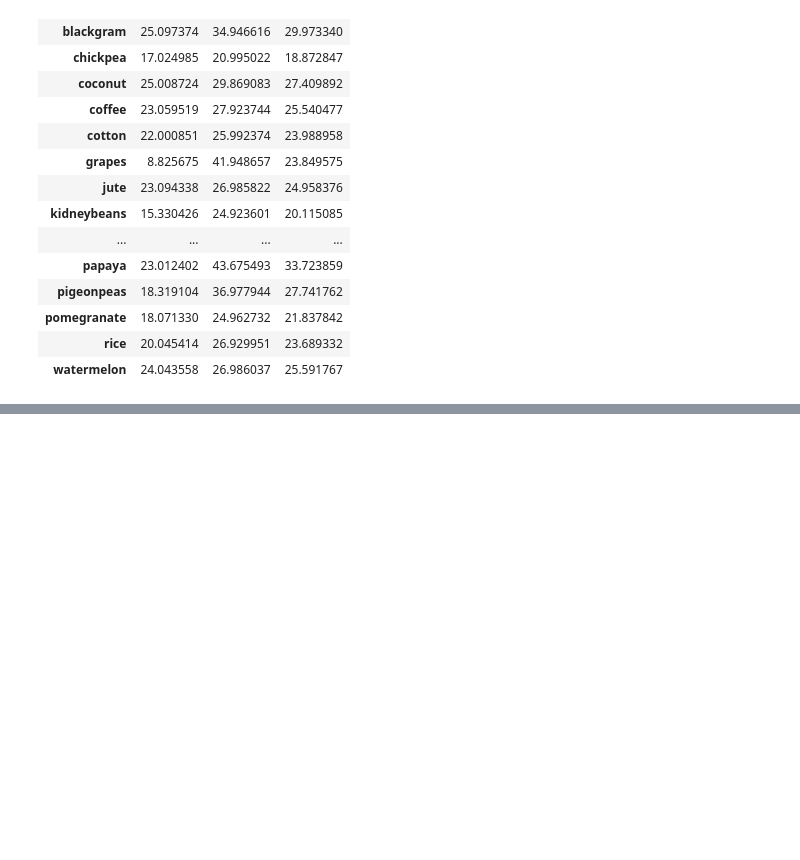
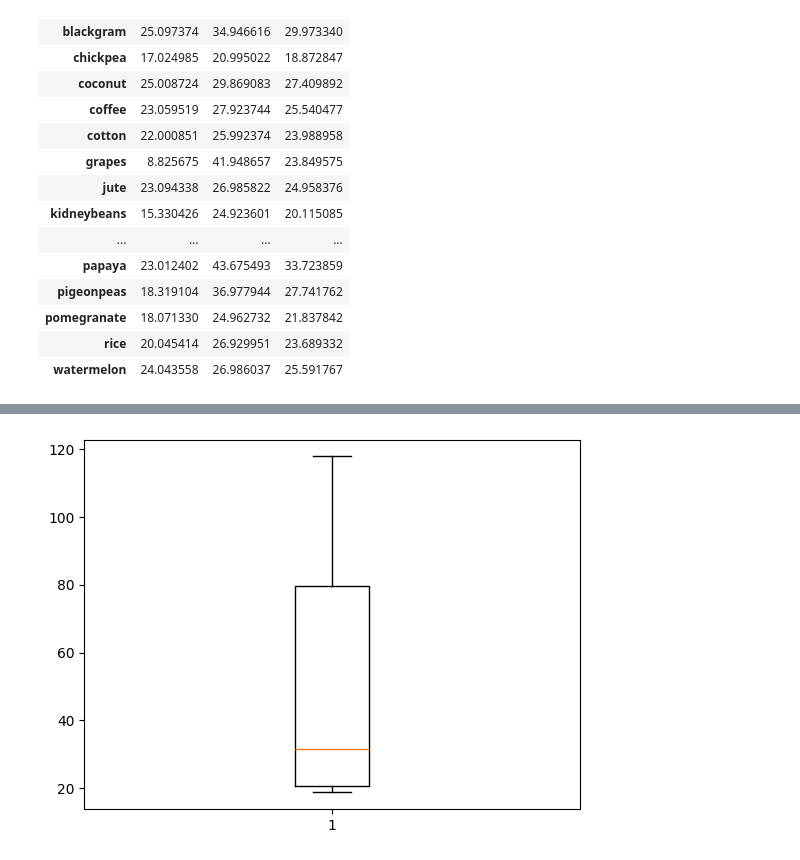
Before and after one commit to vanshika705/UnsupervisedLearningProject, a Jupyter notebook: project.ipynb, the cells around one changed output, grey strips where cells are left out. Saved outputs shown, nothing was run; the diff lists cells and outputs as text; code cells hidden in the pictures; blank space fills up the shorter version.

```diff
--- a/project.ipynb
+++ b/project.ipynb
@@ -106,7 +112,8 @@ grouped[["temperature"]].mean()
 | rice | 23.689332 |
 | watermelon | 25.591767 |
 # %%
-grouped[["N"]].mean()
+mean_n = grouped[["N"]].mean()
+mean_n
 # %% [output]
 |  | N |
 | label |  |
@@ -151,0 +165,5 @@ grouped["temperature"].agg(min="min",max="max",mean="mean")
+# %%
+plt.boxplot(mean_n)
+plt.show()
+# %% [output]
+[figure, added]
```
Also changed, not shown: parts of 22 cells of this notebook.
